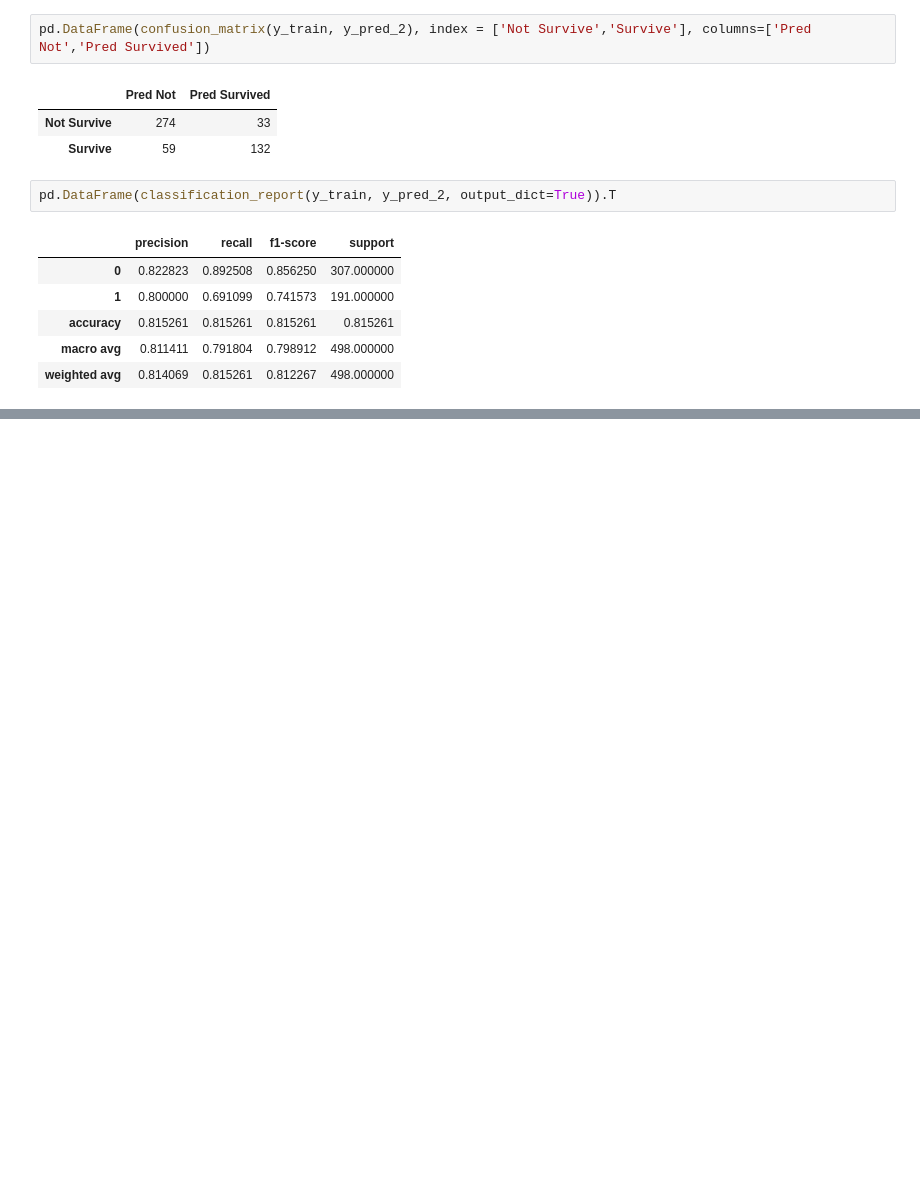
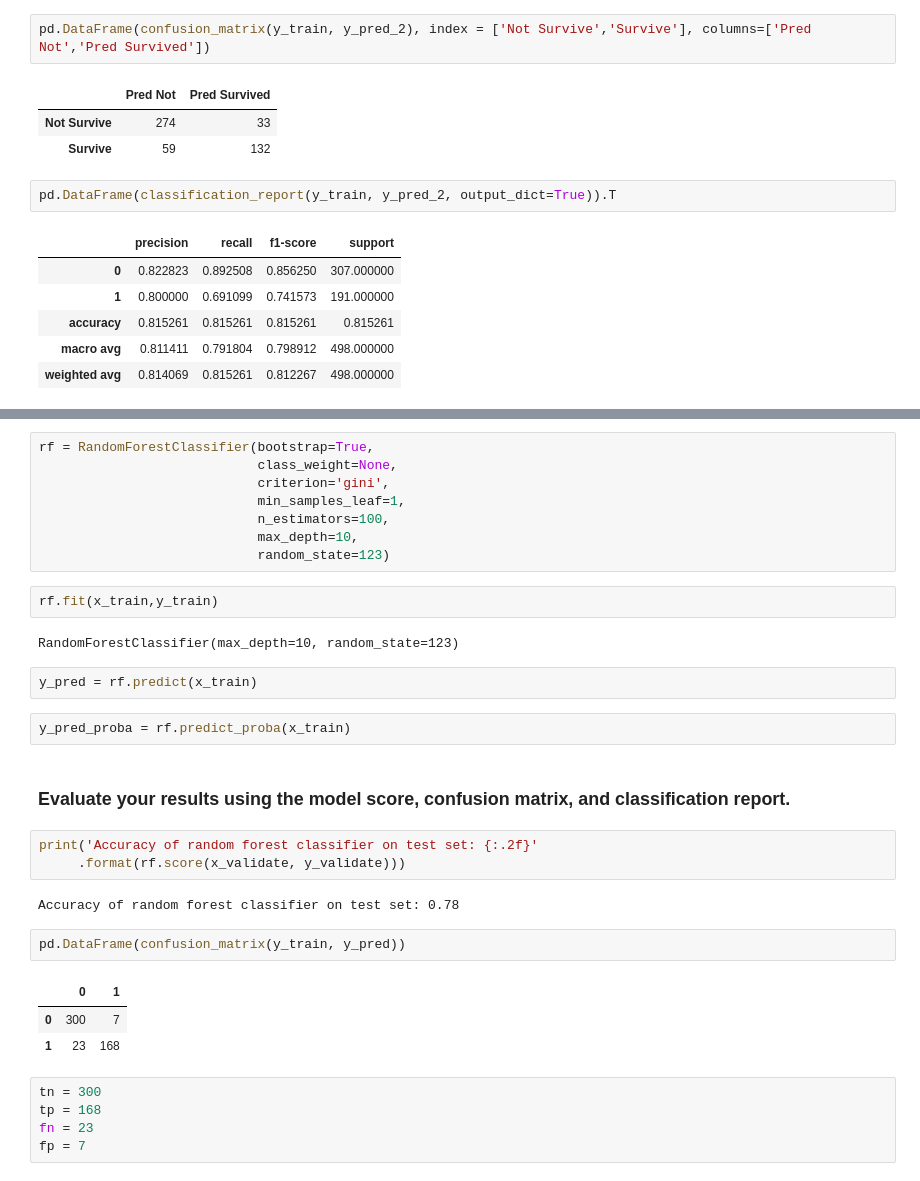
Before and after one commit to Olivert75/classification-exercises, a Jupyter notebook: model.ipynb, the cells around one changed output, grey strips where cells are left out. Drawn from its saved outputs; the diff is of its cells as text; blank space fills up the shorter version.

```diff
--- a/model.ipynb
+++ b/model.ipynb
@@ -208,0 +228,34 @@ Which model performs best on your out-of-sample data, the validate set?
+# %%
+rf = RandomForestClassifier(bootstrap=True,
+                            class_weight=None,
+                            criterion='gini',
+                            min_samples_leaf=1,
+                            n_estimators=100,
+                            max_depth=10,
+                            random_state=123)
+# %%
+rf.fit(x_train,y_train)
+# %% [output]
+RandomForestClassifier(max_depth=10, random_state=123)
+# %%
+y_pred = rf.predict(x_train)
+# %%
+y_pred_proba = rf.predict_proba(x_train)
+# %% [markdown]
+### Evaluate your results using the model score, confusion matrix, and classification report.
+# %%
+print('Accuracy of random forest classifier on test set: {:.2f}'
+     .format(rf.score(x_validate, y_validate)))
+# %% [output]
+Accuracy of random forest classifier on test set: 0.78
+# %%
+pd.DataFrame(confusion_matrix(y_train, y_pred))
+# %% [output]
+|  | 0 | 1 |
+| 0 | 300 | 7 |
+| 1 | 23 | 168 |
+# %%
+tn = 300
+tp = 168
+fn = 23
+fp = 7
```
Also changed, not shown: parts of 46 cells of this notebook.
